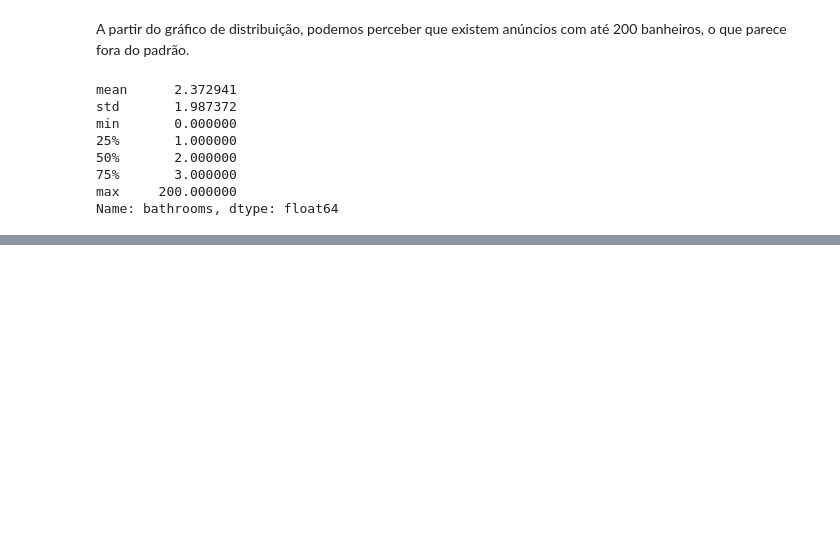
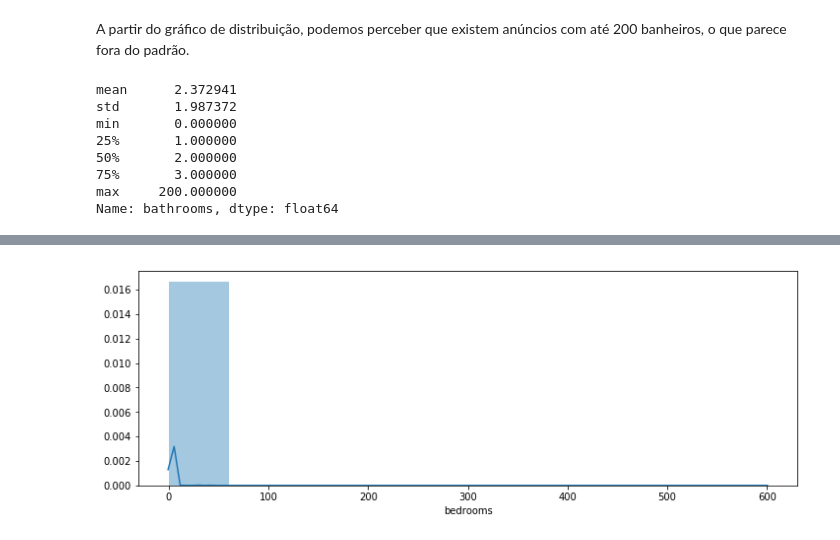
Before and after one commit to raphalencar/ml_apartment_price_advanced_regression_techniques, a Jupyter notebook: data-science-challenge.ipynb, the cells around one changed output, grey strips where cells are left out. Cells and saved outputs as stored; diff of their text form; code cells hidden in the pictures; blank space fills up the shorter version.

```diff
--- a/data-science-challenge.ipynb
+++ b/data-science-challenge.ipynb
@@ -621,0 +644,6 @@ Name: bathrooms, dtype: float64
+# %%
+plt.figure(figsize=(12,4))
+sns.distplot(train['bedrooms'], bins=10)
+plt.show()
+# %% [output]
+[figure, added]
```
Also changed, not shown: parts of 26 cells of this notebook.
